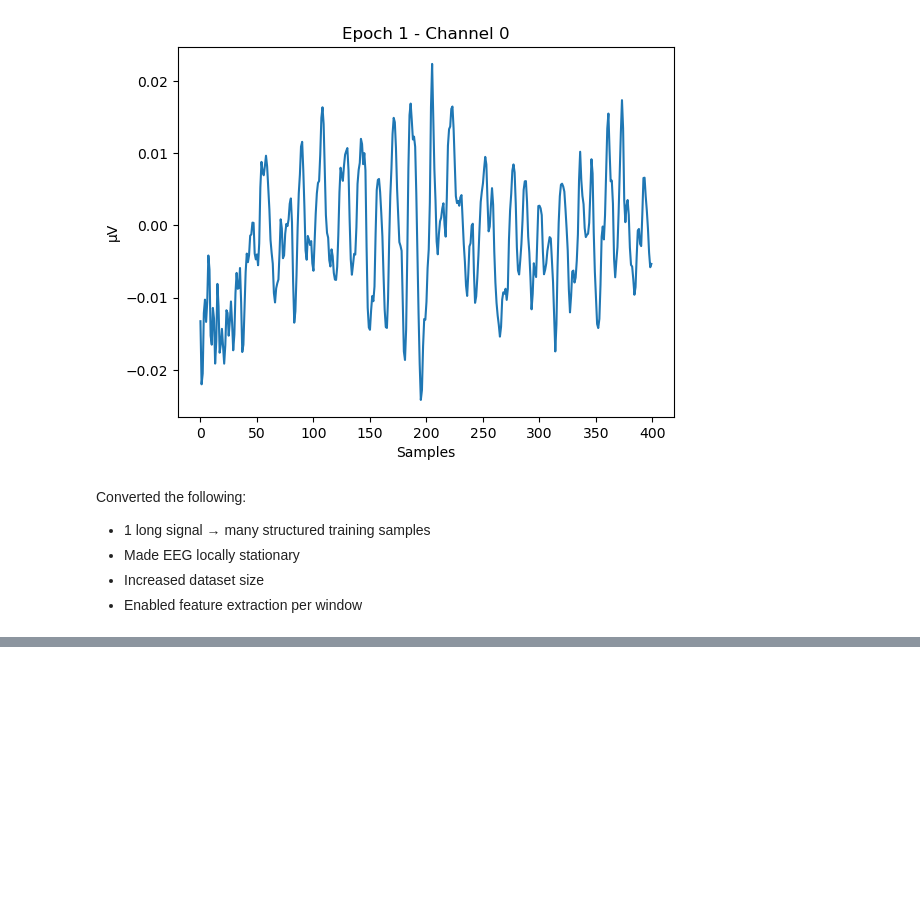
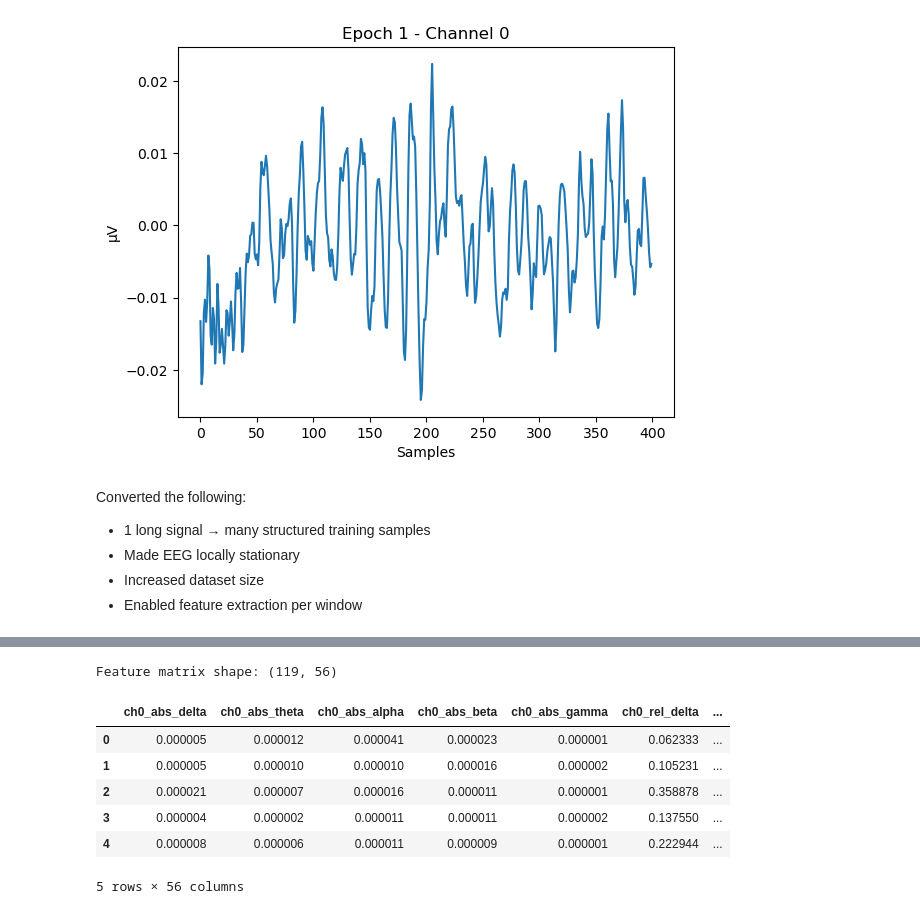
Before and after one commit to cristopher-d-delgado/Analysis-of-EEG-Signal, a Jupyter notebook: eda.ipynb, the cells around one changed output, grey strips where cells are left out. Saved outputs shown, nothing was run; the diff lists cells and outputs as text; code cells hidden in the pictures; blank space fills up the shorter version.

```diff
--- a/eda.ipynb
+++ b/eda.ipynb
@@ -761,0 +942,6 @@ Converted the following:
+# %%
+X = extract_features(epochs, fs=FS)
+
+print("Feature matrix shape:", X.shape)
+# %% [output]
+Feature matrix shape: (119, 56)
@@ -761,0 +976,16 @@ Converted the following:
+# %%
+import pandas as pd
+
+feature_names = get_feature_names(n_channels=epochs.shape[2])
+
+df_features = pd.DataFrame(X, columns=feature_names)
+
+df_features.head()
+# %% [output]
+|  | ch0_abs_delta | ch0_abs_theta | ch0_abs_alpha | ch0_abs_beta | ch0_abs_gamma | ch0_rel_delta | ... |
+| 0 | 0.000005 | 0.000012 | 0.000041 | 0.000023 | 0.000001 | 0.062333 | ... |
+| 1 | 0.000005 | 0.000010 | 0.000010 | 0.000016 | 0.000002 | 0.105231 | ... |
+| 2 | 0.000021 | 0.000007 | 0.000016 | 0.000011 | 0.000001 | 0.358878 | ... |
+| 3 | 0.000004 | 0.000002 | 0.000011 | 0.000011 | 0.000002 | 0.137550 | ... |
+| 4 | 0.000008 | 0.000006 | 0.000011 | 0.000009 | 0.000001 | 0.222944 | ... |
+5 rows × 56 columns
```
Also changed, not shown: parts of 9 cells of this notebook.
